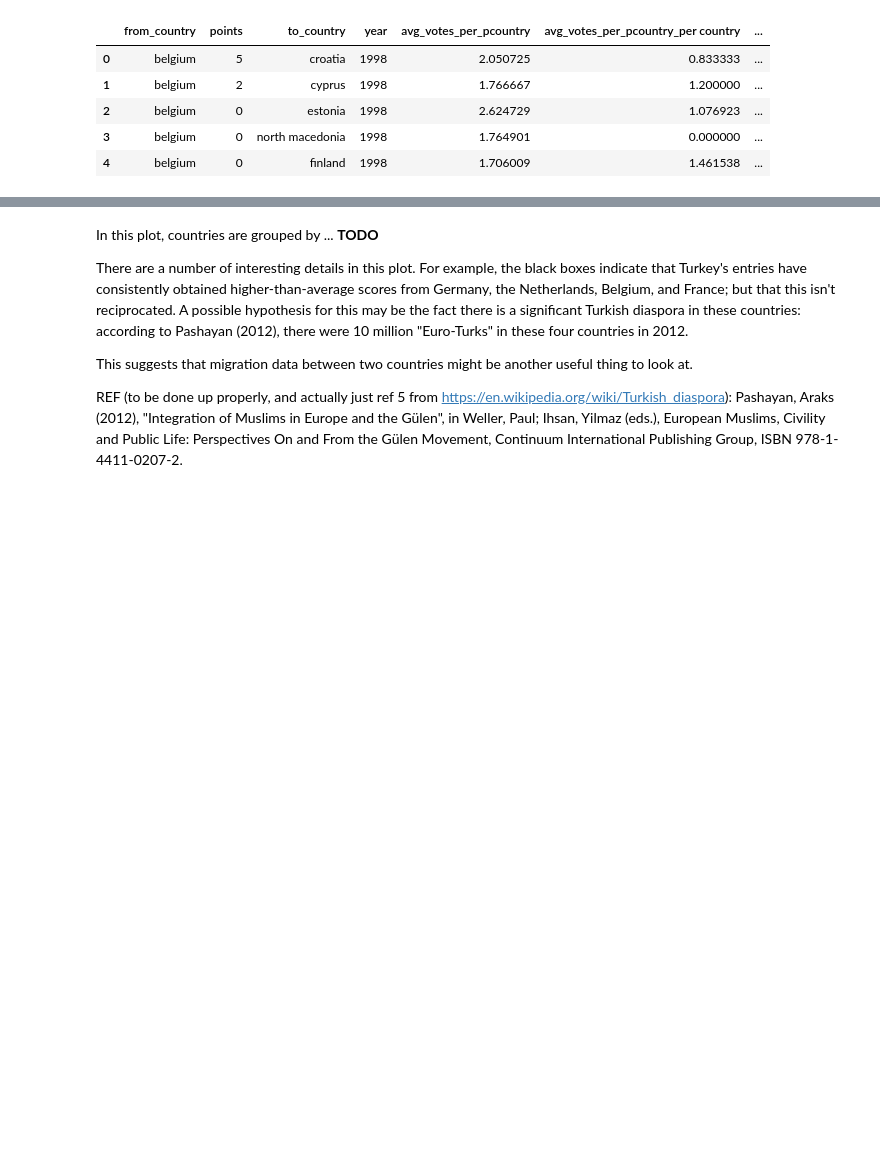
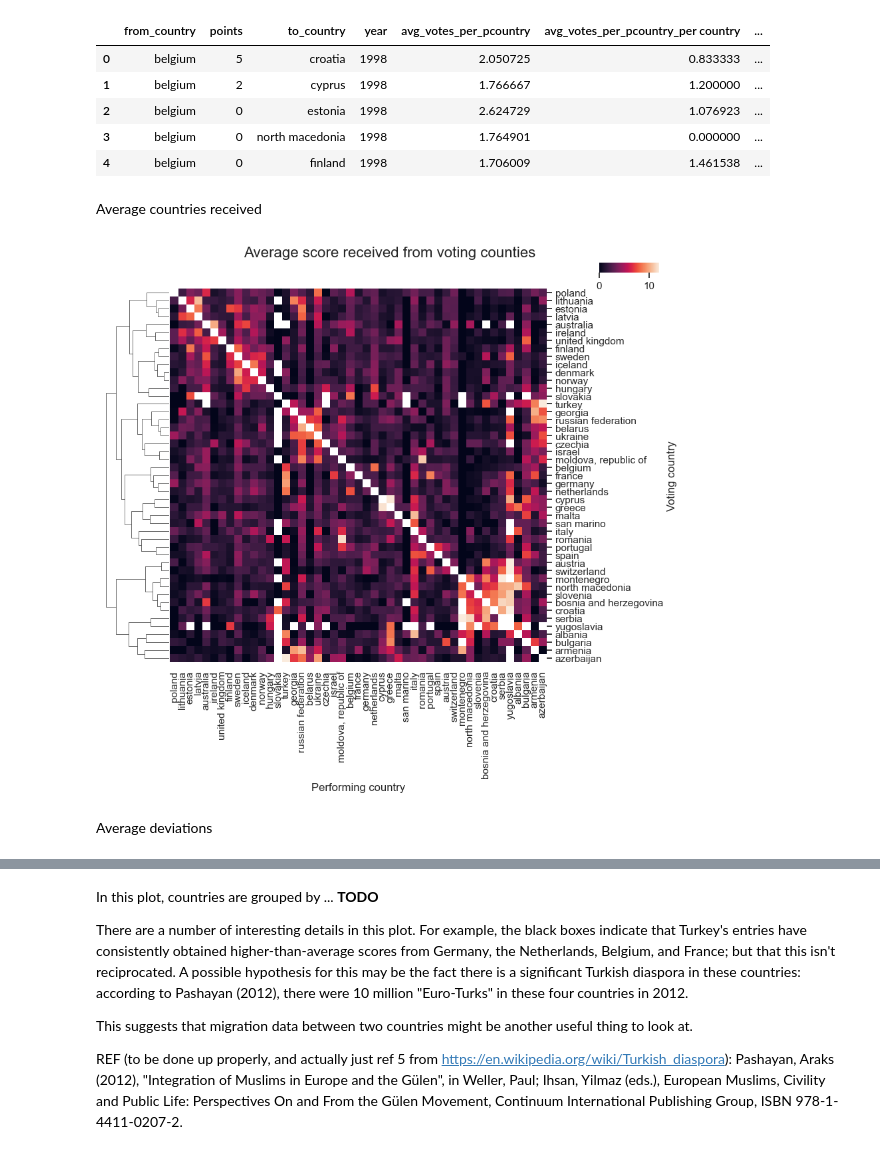
Before and after one commit to KatrionaGoldmann/Eurovision_TDS, a Jupyter notebook: eurovision/notebooks/story.ipynb, the cells around one changed output, grey strips where cells are left out. Cells and saved outputs as stored; diff of their text form; code cells hidden in the pictures; blank space fills up the shorter version.

Commit message:
add average votes received plot

```diff
--- a/eurovision/notebooks/story.ipynb
+++ b/eurovision/notebooks/story.ipynb
@@ -293,6 +293,57 @@ df_voting.head()
 | 2 | belgium | 0 | estonia | 1998 | 2.624729 | 1.076923 | ... |
 | 3 | belgium | 0 | north macedonia | 1998 | 1.764901 | 0.000000 | ... |
 | 4 | belgium | 0 | finland | 1998 | 1.706009 | 1.461538 | ... |
+# %% [markdown]
+Average countries received
+# %%
+df_voting_heatmap = df_voting[['from_country', 'avg_votes_per_pcountry_per country', 'to_country']]
+df_voting_heatmap = df_voting_heatmap.drop_duplicates()
+
+# if from country = to country, set avg_difference_votes to NaN
+df_voting_heatmap.loc[df_voting_heatmap['from_country'] == df_voting_heatmap['to_country'], 'avg_votes_per_pcountry_per country'] = np.nan
+
+df_voting_heatmap = df_voting_heatmap.dropna(subset=['avg_votes_per_pcountry_per country'])
+
+df_heatmap = df_voting_heatmap.pivot(index='from_country', columns='to_country', values='avg_votes_per_pcountry_per country')
+
+df_heatmap.head()
+
+import scipy.spatial as sp, scipy.cluster.hierarchy as hc
+
+df_heatmap2 = df_heatmap.copy()
+
+# row order to match column order
+df_heatmap2 = df_heatmap2.reindex(df_heatmap2.columns)
+
+row_dism = 1 - df_heatmap2.T.corr()
+row_linkage = hc.linkage(sp.distance.squareform(row_dism), method='complete')
+
+plot = sns.clustermap(df_heatmap2, row_linkage=row_linkage, col_linkage=row_linkage,
+                figsize=(9,8), mask=df_heatmap2.isnull(),
+                dendrogram_ratio= [0.15, 0.01],
+                cbar_pos = (0.85,1,0.1,.019), # x,y, delta x, delta y
+                cbar_kws={"orientation": "horizontal"},
+                #cmap='viridis',
+                #center=0,
+                xticklabels=1, yticklabels=1)
+
+plot.ax_col_dendrogram.set_visible(False)
+
+from matplotlib.patches import Rectangle
+ax = plot.ax_heatmap
+
+
+plot.fig.suptitle('Average score received from voting counties', fontsize=16, y=1.05)
+plot.ax_heatmap.set_ylabel('Voting country')
+plot.ax_heatmap.set_xlabel('Performing country')
+
+#plt.show()
+
+plt.savefig('../../plots/deviation_from_average_received_scores.pdf', bbox_inches='tight')
+# %% [output]
+[figure, added]
+# %% [markdown]
+Average deviations
 # %%
 df_voting_heatmap = df_voting[['from_country', 'avg_difference_votes', 'to_country']]
 df_voting_heatmap = df_voting_heatmap.drop_duplicates()
```
Also changed, not shown: parts of 34 cells of this notebook, 1 other file.
